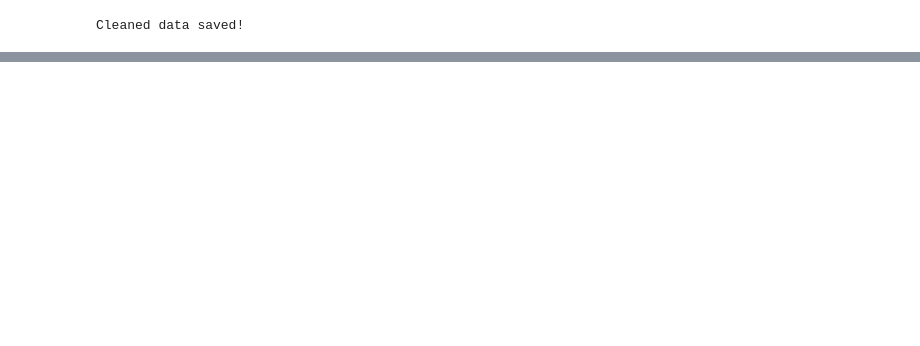
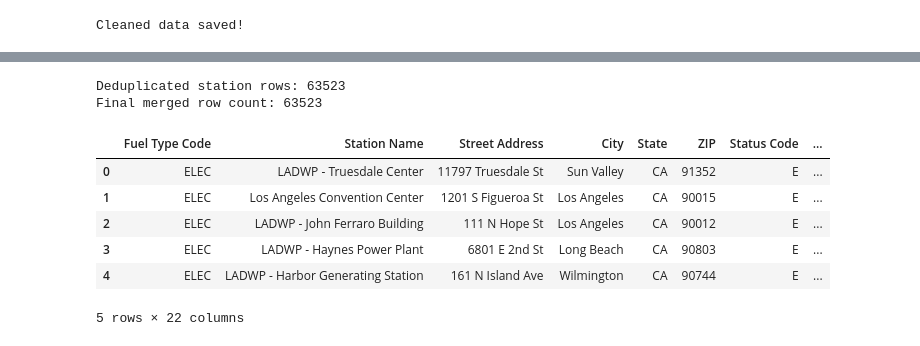
Before and after one commit to Jdeandrade22/DataMining, a Jupyter notebook: Electric Vehicles Phase 1.ipynb, the cells around one changed output, grey strips where cells are left out. Drawn from its saved outputs; the diff is of its cells as text; code cells hidden in the pictures; blank space fills up the shorter version.

```diff
--- a/Electric Vehicles Phase 1.ipynb
+++ b/Electric Vehicles Phase 1.ipynb
@@ -111,0 +198,48 @@ Cleaned data saved!
+# %%
+import pandas as pd
+
+# Load datasets
+stations_df = pd.read_csv("Cleaner_EV_Charging_Stations_3.csv", dtype=str)
+registrations_df = pd.read_csv("Cleaned_EV_Registrations.csv")
+
+# Clean up State columns
+def clean_state_column(series):
+    return series.str.strip().str.upper().str.replace(r'\s+', '', regex=True)
+
+stations_df['State'] = clean_state_column(stations_df['State'])
+registrations_df['State'] = clean_state_column(registrations_df['State'])
+
+# ✅ Drop fully duplicated station rows
+stations_df = stations_df.drop_duplicates()
+print("Deduplicated station rows:", len(stations_df))
+
+# Ensure one row per state in registration data
+registrations_df = registrations_df.drop_duplicates(subset='State')
+
+# Safe merge
+merged_df = pd.merge(
+    stations_df,
+    registrations_df,
+    on='State',
+    how='left',
+    validate='many_to_one'  # Ensures no row explosion
+)
+
+# Final check
+print("Final merged row count:", len(merged_df))
+
+# Save to file
+merged_df.to_csv("Merged_EV_Charging_Stations.csv", index=False)
+
+# Preview
+merged_df.head()
+# %% [output]
+Deduplicated station rows: 63523
+Final merged row count: 63523
+|  | Fuel Type Code | Station Name | Street Address | City | State | ZIP | Status Code | ... |
+| 0 | ELEC | LADWP - Truesdale Center | 11797 Truesdale St | Sun Valley | CA | 91352 | E | ... |
+| 1 | ELEC | Los Angeles Convention Center | 1201 S Figueroa St | Los Angeles | CA | 90015 | E | ... |
+| 2 | ELEC | LADWP - John Ferraro Building | 111 N Hope St | Los Angeles | CA | 90012 | E | ... |
+| 3 | ELEC | LADWP - Haynes Power Plant | 6801 E 2nd St | Long Beach | CA | 90803 | E | ... |
+| 4 | ELEC | LADWP - Harbor Generating Station | 161 N Island Ave | Wilmington | CA | 90744 | E | ... |
+5 rows × 22 columns
```
Also changed, not shown: parts of 5 cells of this notebook.
